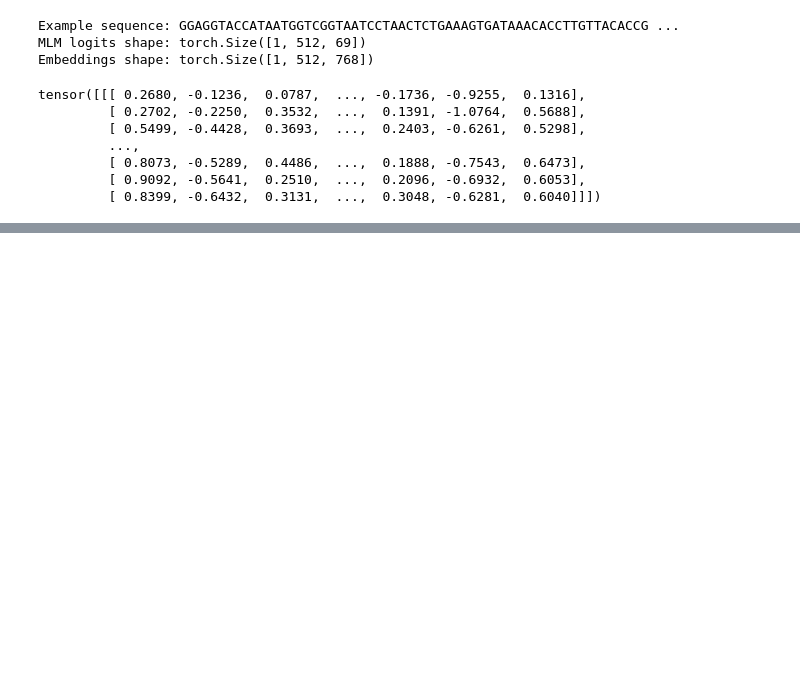
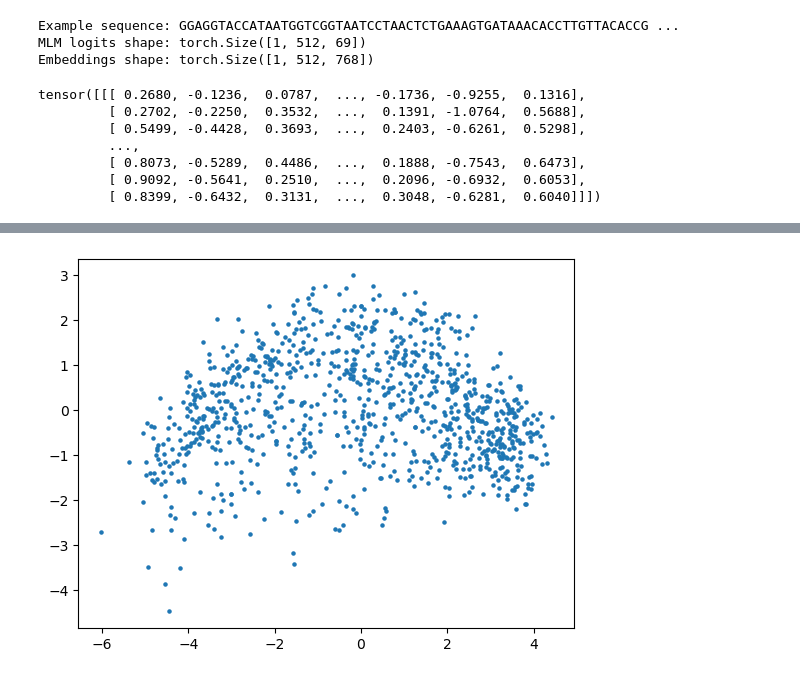
Before and after one commit to Ailin0103/Sequence-Optimization-with-CodonBERT, a Jupyter notebook: notebooks/SRR_load_sequences.ipynb, the cells around one changed output, grey strips where cells are left out. Drawn from its saved outputs; the diff is of its cells as text; code cells hidden in the pictures; blank space fills up the shorter version.

```diff
--- a/notebooks/SRR_load_sequences.ipynb
+++ b/notebooks/SRR_load_sequences.ipynb
@@ -78,0 +139,17 @@ tensor([[[ 0.2680, -0.1236,  0.0787,  ..., -0.1736, -0.9255,  0.1316],
+# %%
+import pandas as pd
+from sklearn.decomposition import PCA
+import matplotlib.pyplot as plt
+
+df = pd.read_parquet("embeddings_batch_00001.parquet")
+
+emb_cols = [c for c in df.columns if c.startswith("emb_")]
+
+X = df[emb_cols].values
+
+pca = PCA(n_components=3)
+X_pca = pca.fit_transform(X)
+
+plt.scatter(X_pca[:,0], X_pca[:,1], s=5)
+plt.show()
+# %% [output]
@@ -78,0 +173 @@ tensor([[[ 0.2680, -0.1236,  0.0787,  ..., -0.1736, -0.9255,  0.1316],
+[figure, added]
```
Also changed, not shown: parts of 6 cells of this notebook, 13 other files.
